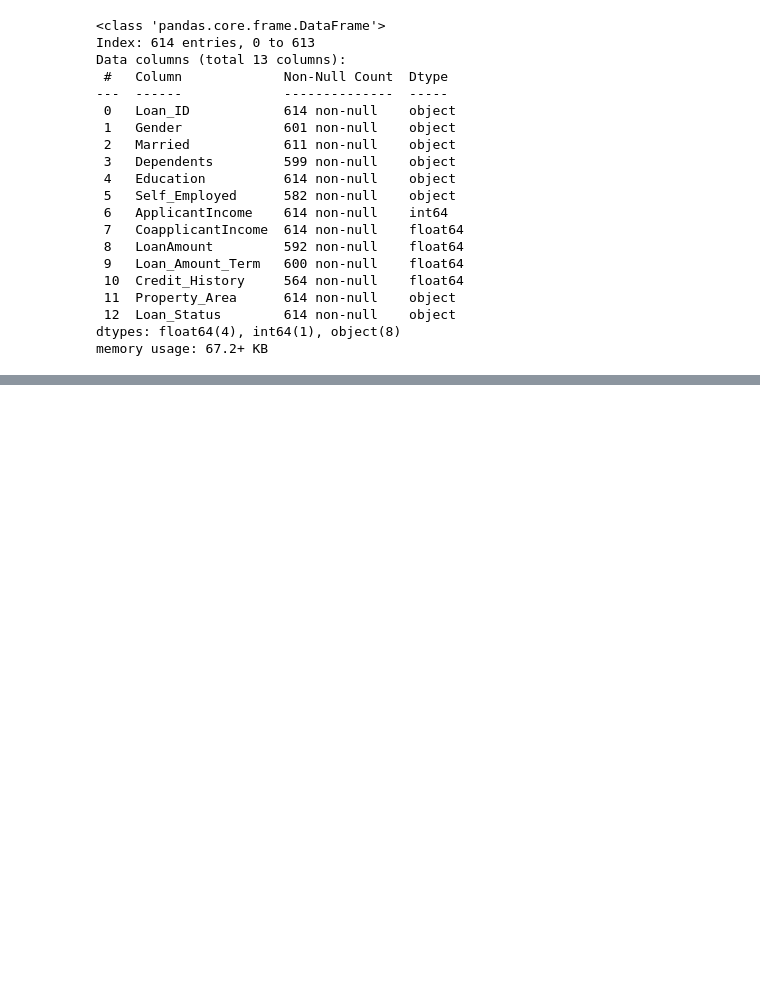
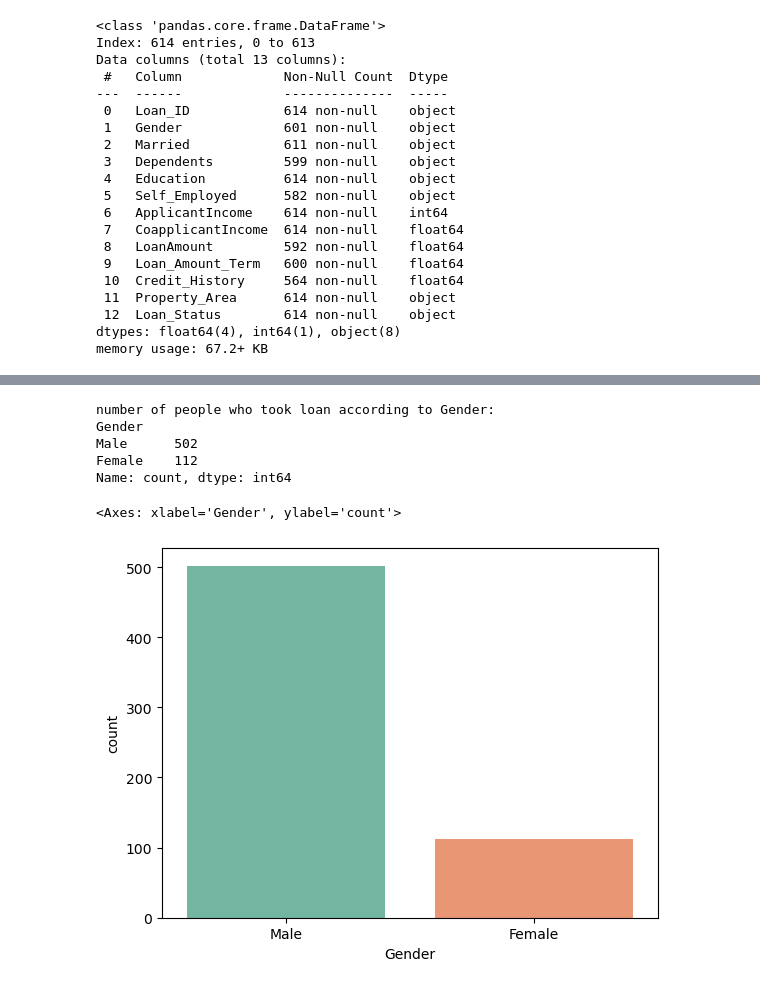
Before and after one commit to adithyan-sys/Loan-approval-prediction-analysis, a Jupyter notebook: notebook/models.ipynb, the cells around one changed output, grey strips where cells are left out. Cells and saved outputs as stored; diff of their text form; code cells hidden in the pictures; blank space fills up the shorter version.

```diff
--- a/notebook/models.ipynb
+++ b/notebook/models.ipynb
@@ -66,0 +164,12 @@ memory usage: 67.2+ KB
+# %%
+print("number of people who took loan according to Gender: ")
+print(main_df['Gender'].value_counts())
+sns.countplot(x = 'Gender', data = main_df, palette = 'Set2')
+# %% [output]
+number of people who took loan according to Gender:
+Gender
+Male      502
+Female    112
+Name: count, dtype: int64
+<Axes: xlabel='Gender', ylabel='count'>
+[figure, added]
```
Also changed, not shown: parts of 12 cells of this notebook.
